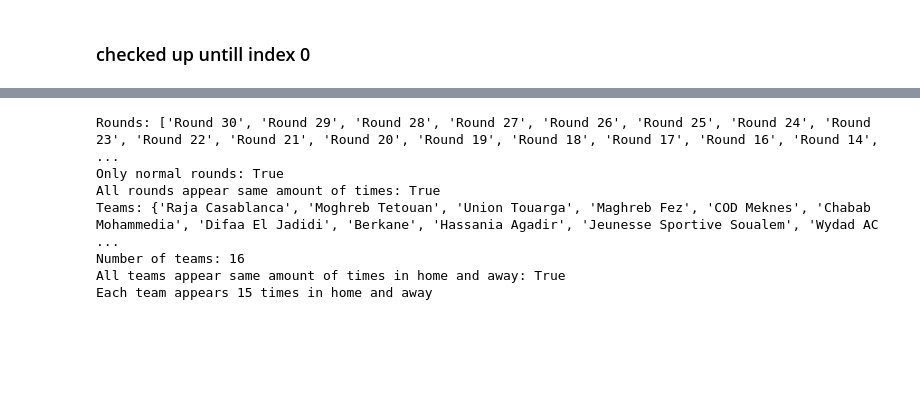
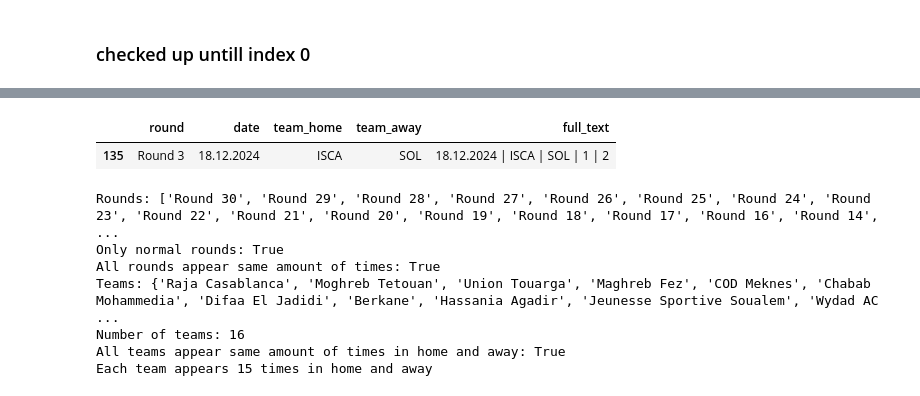
Before and after one commit to simon-cosyns/soccer_schedules_around_the_world, a Jupyter notebook: inspect_data.ipynb, the cells around one changed output, grey strips where cells are left out. Saved outputs shown, nothing was run; the diff lists cells and outputs as text; code cells hidden in the pictures; blank space fills up the shorter version.

```diff
--- a/inspect_data.ipynb
+++ b/inspect_data.ipynb
@@ -164,3 +202,10 @@ Not balanced. Distribution of matchup counts: {np.int64(1): 85, np.int64(2): 70,
+# %%
+df[(df["team_away"] == "SOL") & (df["team_home"] == "ISCA")]
+
+# ronde 18 lijkt omgekeerd
+# %% [output]
+|  | round | date | team_home | team_away | full_text |
+| 135 | Round 3 | 18.12.2024 | ISCA | SOL | 18.12.2024 | ISCA | SOL | 1 | 2 |
 # %%
 df_only_rounds = filter_rounds(df)
 # %%
```
Also changed, not shown: parts of 7 cells of this notebook, 2 other files.
